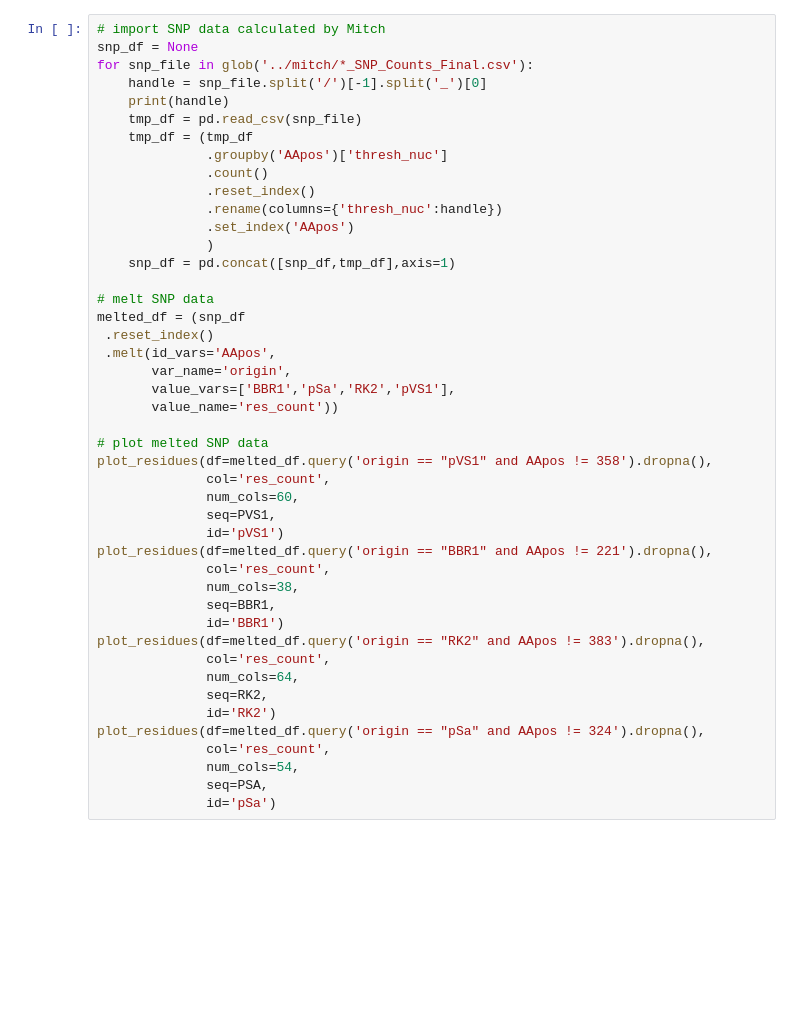
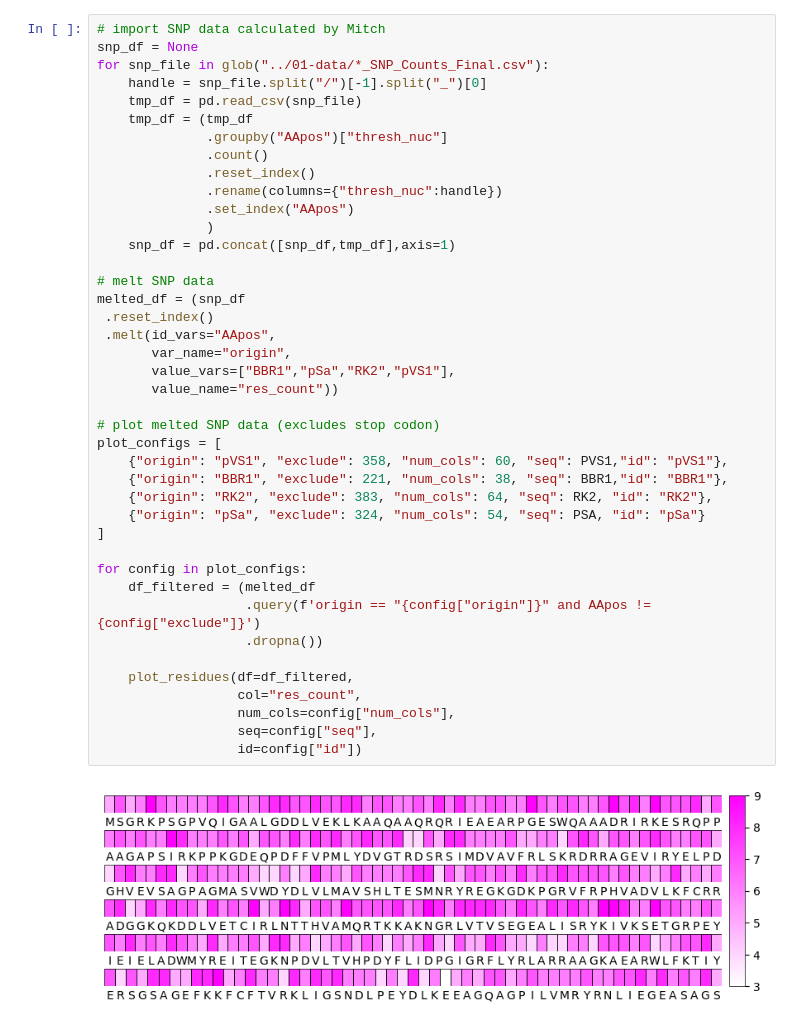
Before and after one commit to shih-lab/origin_story, a Jupyter notebook: 02-code/02-plot_SNP_data.ipynb, the cells around one changed output. Drawn from its saved outputs; the diff is of its cells as text; blank space fills up the shorter version.

```diff
--- a/02-code/02-plot_SNP_data.ipynb
+++ b/02-code/02-plot_SNP_data.ipynb
@@ -89,45 +91,43 @@ def plot_residues(df, col, num_cols, seq, id, grouped=False, group_size=3, out_d
 # %%
 # import SNP data calculated by Mitch
 snp_df = None
-for snp_file in glob('../mitch/*_SNP_Counts_Final.csv'):
-    handle = snp_file.split('/')[-1].split('_')[0]
-    print(handle)
+for snp_file in glob("../01-data/*_SNP_Counts_Final.csv"):
+    handle = snp_file.split("/")[-1].split("_")[0]
     tmp_df = pd.read_csv(snp_file)
     tmp_df = (tmp_df
-              .groupby('AApos')['thresh_nuc']
+              .groupby("AApos")["thresh_nuc"]
               .count()
               .reset_index()
-              .rename(columns={'thresh_nuc':handle})
-              .set_index('AApos')
+              .rename(columns={"thresh_nuc":handle})
+              .set_index("AApos")
               )
     snp_df = pd.concat([snp_df,tmp_df],axis=1)
 
 # melt SNP data
 melted_df = (snp_df
  .reset_index()
- .melt(id_vars='AApos',
-       var_name='origin',
-       value_vars=['BBR1','pSa','RK2','pVS1'],
-       value_name='res_count'))
+ .melt(id_vars="AApos",
+       var_name="origin",
+       value_vars=["BBR1","pSa","RK2","pVS1"],
+       value_name="res_count"))
 
-# plot melted SNP data
-plot_residues(df=melted_df.query('origin == "pVS1" and AApos != 358').dropna(),
-              col='res_count',
-              num_cols=60,
-              seq=PVS1,
-              id='pVS1')
-plot_residues(df=melted_df.query('origin == "BBR1" and AApos != 221').dropna(),
-              col='res_count',
-              num_cols=38,
-              seq=BBR1,
-              id='BBR1')
-plot_residues(df=melted_df.query('origin == "RK2" and AApos != 383').dropna(),
-              col='res_count',
-              num_cols=64,
-              seq=RK2,
-              id='RK2')
-plot_residues(df=melted_df.query('origin == "pSa" and AApos != 324').dropna(),
-              col='res_count',
-              num_cols=54,
-              seq=PSA,
-              id='pSa')
+# plot melted SNP data (excludes stop codon)
+plot_configs = [
+    {"origin": "pVS1", "exclude": 358, "num_cols": 60, "seq": PVS1,"id": "pVS1"},
+    {"origin": "BBR1", "exclude": 221, "num_cols": 38, "seq": BBR1,"id": "BBR1"},
+    {"origin": "RK2", "exclude": 383, "num_cols": 64, "seq": RK2, "id": "RK2"},
+    {"origin": "pSa", "exclude": 324, "num_cols": 54, "seq": PSA, "id": "pSa"}
+]
+
+for config in plot_configs:
+    df_filtered = (melted_df
+                   .query(f'origin == "{config["origin"]}" and AApos != {config["exclude"]}')
+                   .dropna())
+
+    plot_residues(df=df_filtered,
+                  col="res_count",
+                  num_cols=config["num_cols"],
+                  seq=config["seq"],
+                  id=config["id"])
+# %% [output]
+[figure, added]
```
Also changed, not shown: parts of 4 cells of this notebook, 2 other files.
